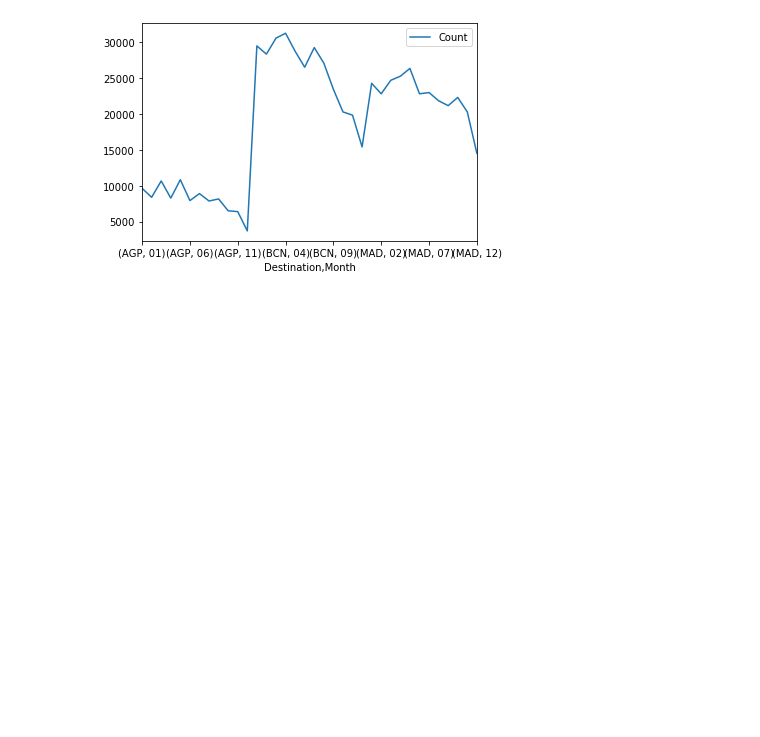
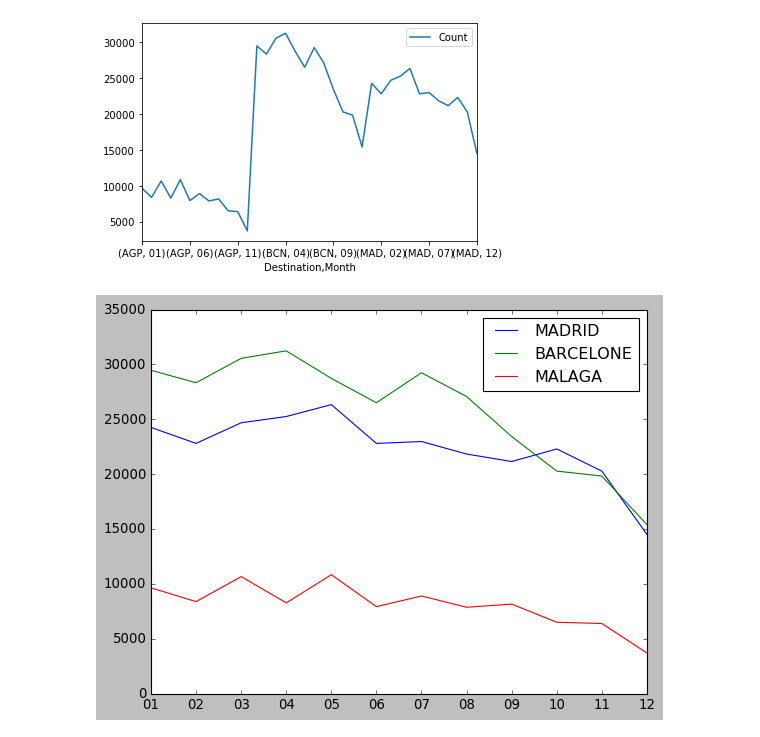
Before and after one commit to jeromegutierrez/Exercices, a Jupyter notebook: Exercice3.ipynb, the cells around one changed output. Saved outputs shown, nothing was run; the diff lists cells and outputs as text; code cells hidden in the pictures; blank space fills up the shorter version.

```diff
--- a/Exercice3.ipynb
+++ b/Exercice3.ipynb
@@ -119,3 +119,13 @@ final_table.plot(legend=True)
 # %% [output]
 <matplotlib.axes._subplots.AxesSubplot at 0x...>
 [figure]
+# %%
+import matplotlib.pyplot as plt
+plt.style.use('classic')
+fig, ax = plt.subplots()
+ax.plot(f_tab_mad.groupby('Month').sum(), label='MADRID')
+ax.plot(f_tab_bcn.groupby('Month').sum(), label='BARCELONE')
+ax.plot(f_tab_mlg.groupby('Month').sum(), label='MALAGA')
+leg = ax.legend();
+# %% [output]
+[figure, added]
```
Also changed, not shown: parts of 1 cell of this notebook.
